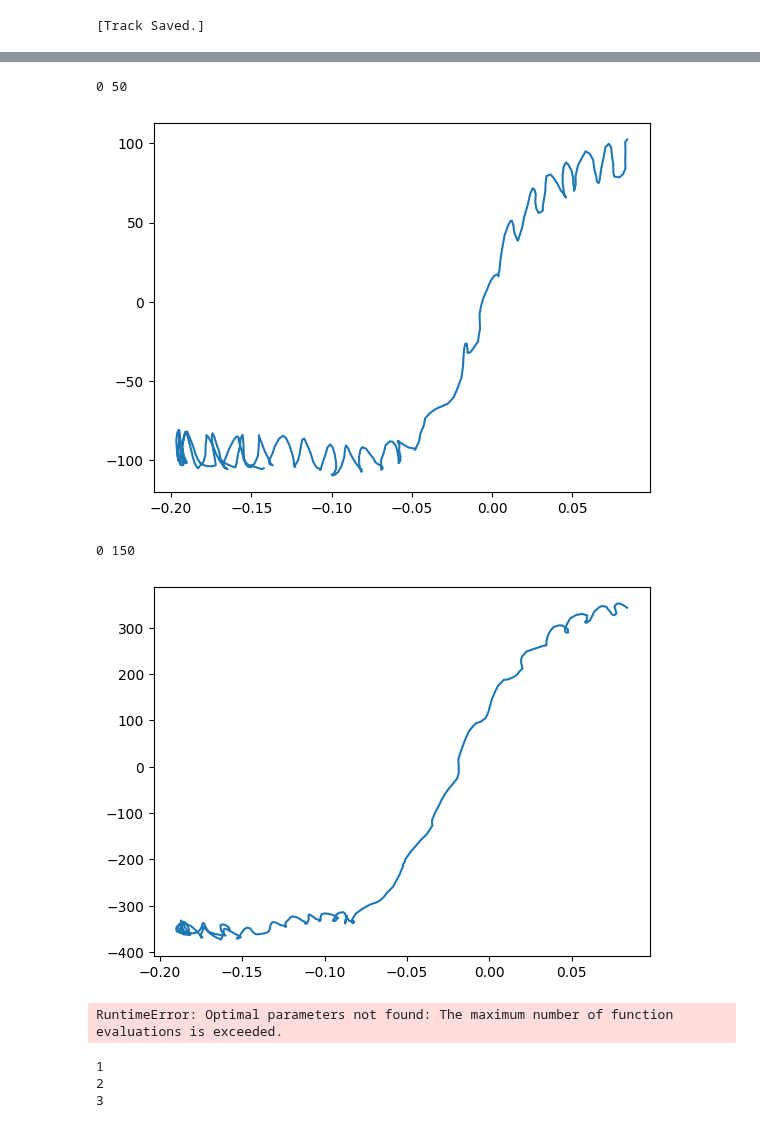
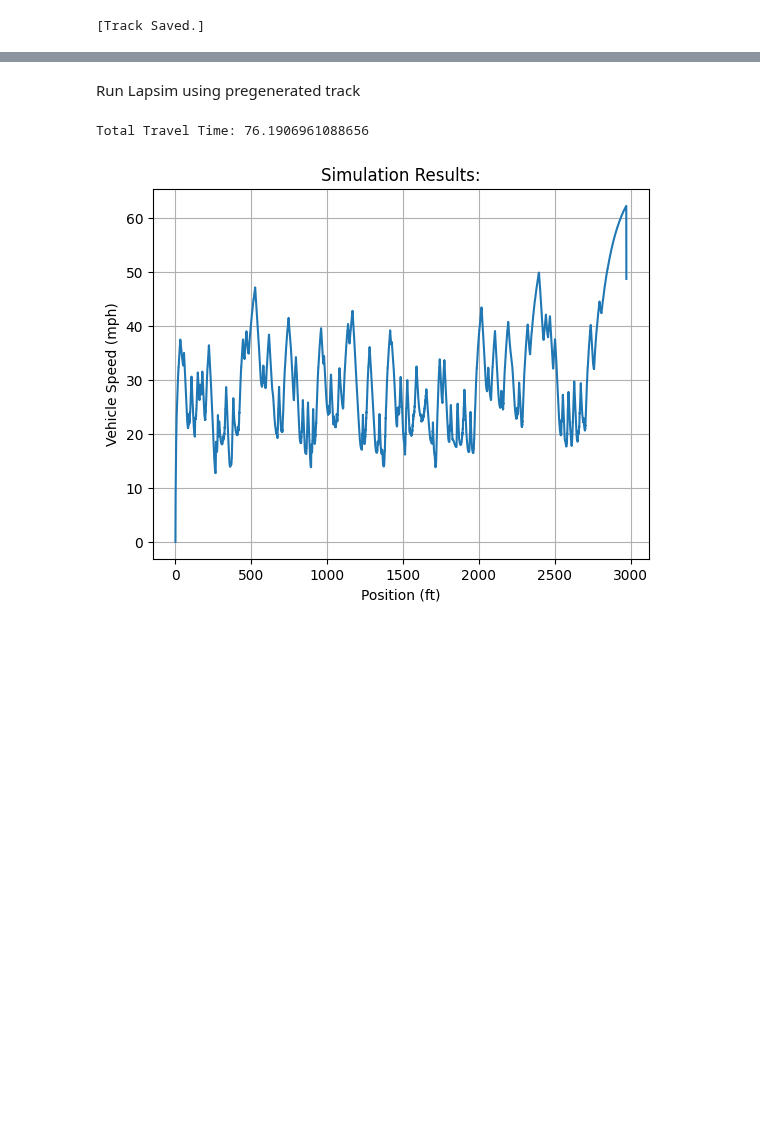
Before and after one commit to wazzu-racing/LapSim, a Jupyter notebook: Sim_controller.ipynb, the cells around one changed output, grey strips where cells are left out. Cells and saved outputs as stored; diff of their text form; code cells hidden in the pictures; blank space fills up the shorter version.

```diff
--- a/Sim_controller.ipynb
+++ b/Sim_controller.ipynb
@@ -177,44 +121,21 @@ plt.show()
-# %%
-import numpy as np
-import pickle as pkl
-from tire_model import tire
-from scipy.optimize import curve_fit
-from matplotlib import pyplot as plt
-
-def magic_func(x, B, C, D, E):
-    return D * np.sin(C * np.arctan(B*x - E * (B*x - np.arctan(B*x))))
-
-file_name = '18x6-10_R20.pkl'
-with open(file_name, 'rb') as f:
-    wheel = pkl.load(f)
-
-load = 150
-indx = wheel.find_section('accel', [['FZ', -load], ['IA', 4]])
-dataset = wheel.accel_data_sets[indx]
-
-SA = wheel.corner_titles.index('SR')
-x = dataset.data[SA]
-
-FY = wheel.corner_titles.index('FX')
-y = dataset.data[FY]
-friction_coeff = y.max()
-
-dataset.magic_fit(x, y)
-# %% [output]
-0 50
-[figure, removed]
-0 150
-[figure, removed]
-RuntimeError: Optimal parameters not found: The maximum number of function evaluations is exceeded.
-# %%
-def fuck_u(a, b, c):
-    print(a)
-    print(b)
-    print(c)
-
-args = [1, 2, 3]
-fuck_u(*args)
-# %% [output]
-1
-2
-3
+# %% [markdown]
+Run Lapsim using pregenerated track
+# %%
+import numpy as np
+from matplotlib import pyplot as plt
+import spline_track as trk
+import pickle as pkl
+import lapsim as lpsm
+import car_model
+
+with open('autocross_trk.pkl', 'rb') as f:
+    autocross = pkl.load(f)
+
+with open('car.pkl', 'rb') as f:
+    car = pkl.load(f)
+
+# running simulation. End is set to 89 because the last few curves in the autocross event are not considered part of the track
+autocross.plt_sim(car, end=89)
+# %% [output]
+Total Travel Time: 76.1906961088656
+[figure, added]
```
Also changed, not shown: parts of 6 cells of this notebook, 4 other files.
